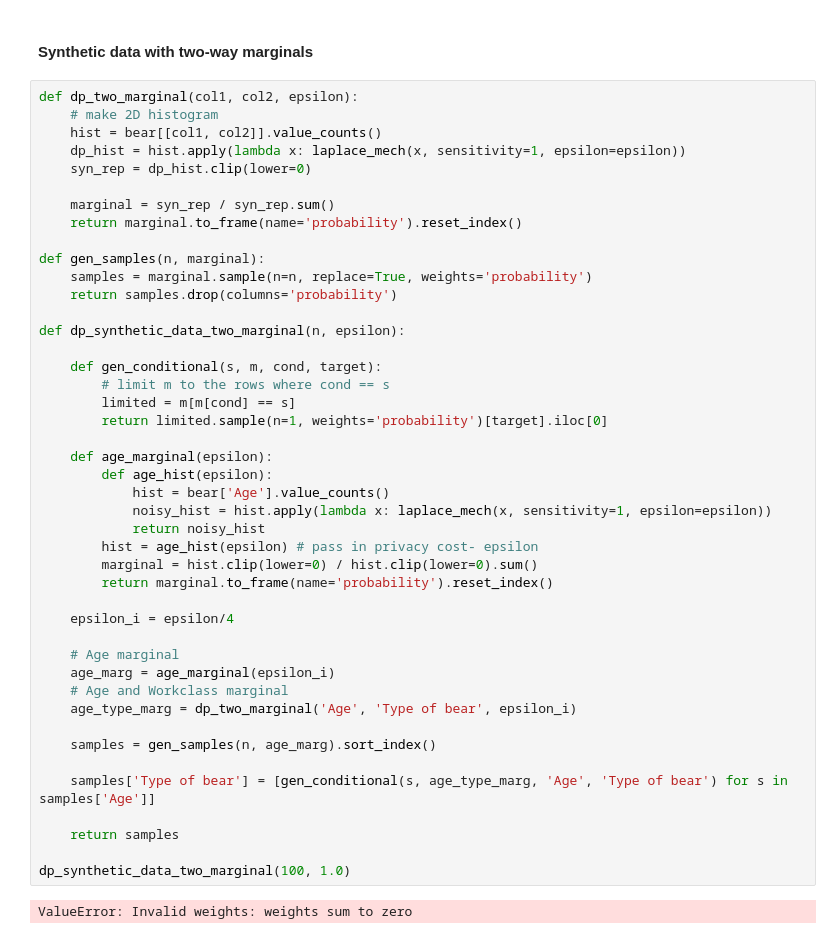
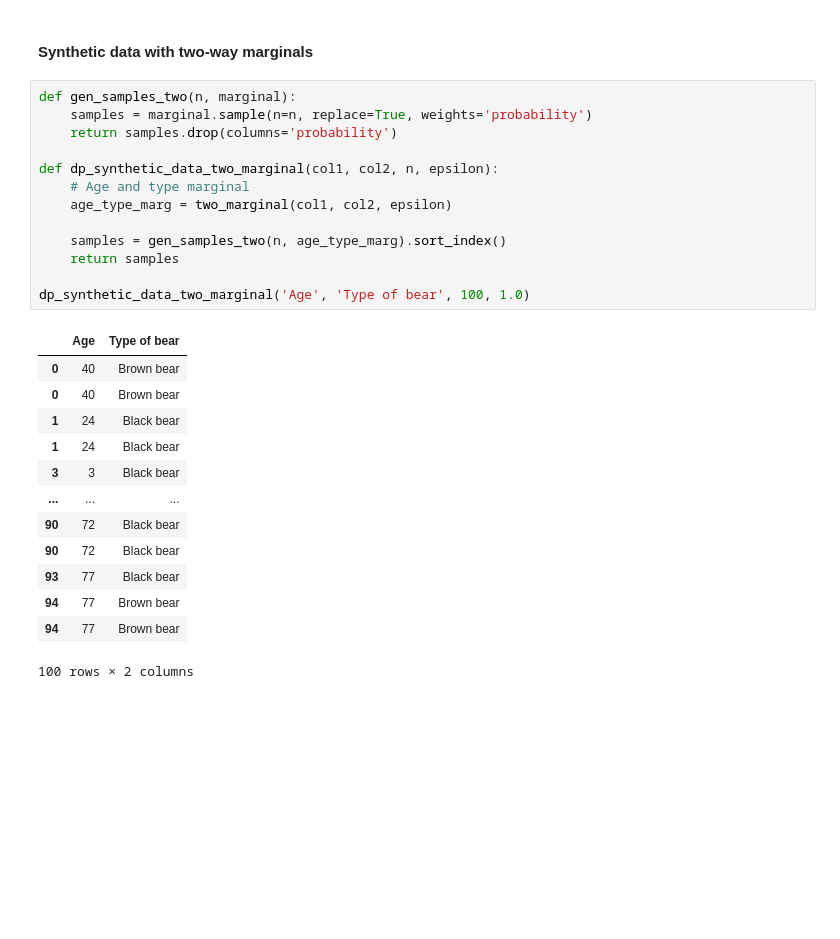
Before and after one commit to jbennett979/Data_Privacy_FP, a Jupyter notebook: Synthetic_Data.ipynb, the cells around one changed output. Drawn from its saved outputs; the diff is of its cells as text; blank space fills up the shorter version.

```diff
--- a/Synthetic_Data.ipynb
+++ b/Synthetic_Data.ipynb
@@ -230,48 +249,29 @@ gen_samples(15, marginal)
 # %% [markdown]
 #### Synthetic data with two-way marginals
 # %%
-def dp_two_marginal(col1, col2, epsilon):
-    # make 2D histogram
-    hist = bear[[col1, col2]].value_counts()
-    dp_hist = hist.apply(lambda x: laplace_mech(x, sensitivity=1, epsilon=epsilon))
-    syn_rep = dp_hist.clip(lower=0)
-
-    marginal = syn_rep / syn_rep.sum()
-    return marginal.to_frame(name='probability').reset_index()
-
-def gen_samples(n, marginal):
+def gen_samples_two(n, marginal):
     samples = marginal.sample(n=n, replace=True, weights='probability')
     return samples.drop(columns='probability')
 
-def dp_synthetic_data_two_marginal(n, epsilon):
+def dp_synthetic_data_two_marginal(col1, col2, n, epsilon):
+    # Age and type marginal
+    age_type_marg = two_marginal(col1, col2, epsilon)
 
-    def gen_conditional(s, m, cond, target):
-        # limit m to the rows where cond == s
-        limited = m[m[cond] == s]
-        return limited.sample(n=1, weights='probability')[target].iloc[0]
-
-    def age_marginal(epsilon):
-        def age_hist(epsilon):
-            hist = bear['Age'].value_counts()
-            noisy_hist = hist.apply(lambda x: laplace_mech(x, sensitivity=1, epsilon=epsilon))
-            return noisy_hist
-        hist = age_hist(epsilon) # pass in privacy cost- epsilon
-        marginal = hist.clip(lower=0) / hist.clip(lower=0).sum()
-        return marginal.to_frame(name='probability').reset_index()
-
-    epsilon_i = epsilon/4
-
-    # Age marginal
-    age_marg = age_marginal(epsilon_i)
-    # Age and Workclass marginal
-    age_type_marg = dp_two_marginal('Age', 'Type of bear', epsilon_i)
-
-    samples = gen_samples(n, age_marg).sort_index()
-
-    samples['Type of bear'] = [gen_conditional(s, age_type_marg, 'Age', 'Type of bear') for s in samples['Age']]
-
+    samples = gen_samples_two(n, age_type_marg).sort_index()
     return samples
 
-dp_synthetic_data_two_marginal(100, 1.0)
+dp_synthetic_data_two_marginal('Age', 'Type of bear', 100, 1.0)
 # %% [output]
+|  | Age | Type of bear |
+| 0 | 40 | Brown bear |
+| 0 | 40 | Brown bear |
+| 1 | 24 | Black bear |
+| 1 | 24 | Black bear |
+| 3 | 3 | Black bear |
+| ... | ... | ... |
+| 90 | 72 | Black bear |
+| 90 | 72 | Black bear |
+| 93 | 77 | Black bear |
+| 94 | 77 | Brown bear |
+| 94 | 77 | Brown bear |
-ValueError: Invalid weights: weights sum to zero
+100 rows × 2 columns
```
Also changed, not shown: parts of 7 cells of this notebook.
